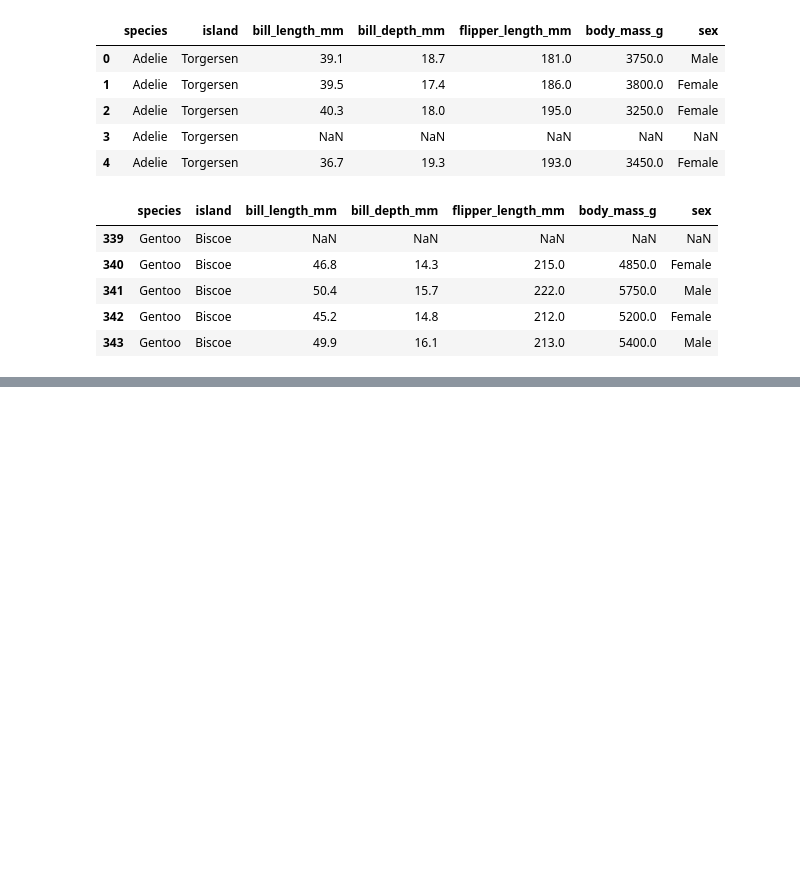
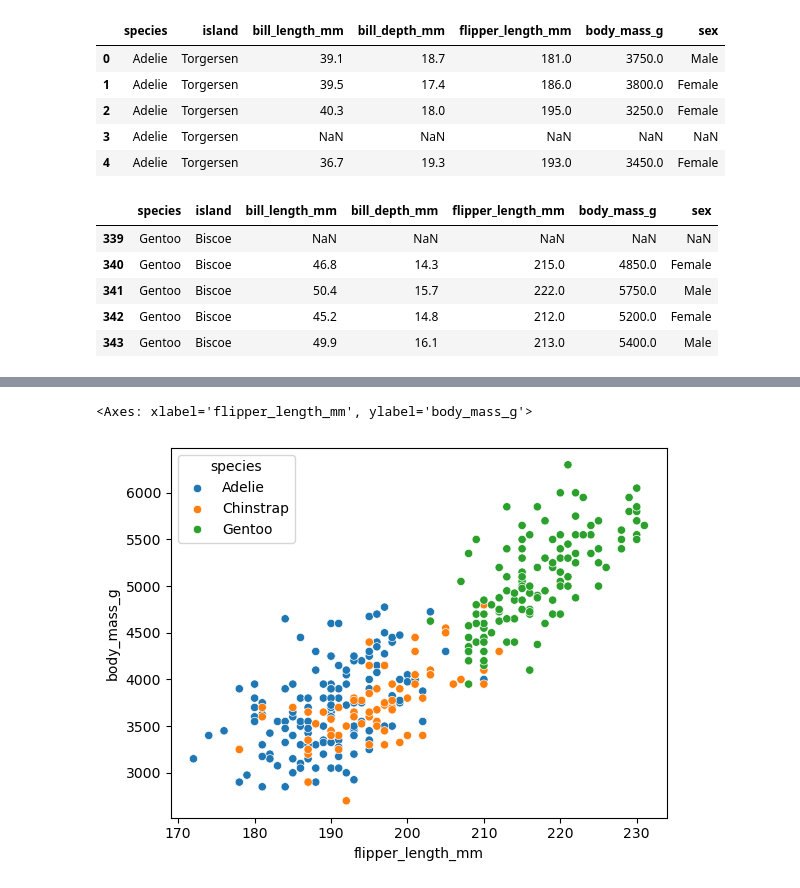
Before and after one commit to sagarnbeedi-analytics/data-analytics-portfolio, a Jupyter notebook: PYTHON/SEABORN_LIBRARY/main.ipynb, the cells around one changed output, grey strips where cells are left out. Cells and saved outputs as stored; diff of their text form; code cells hidden in the pictures; blank space fills up the shorter version.

```diff
--- a/PYTHON/SEABORN_LIBRARY/main.ipynb
+++ b/PYTHON/SEABORN_LIBRARY/main.ipynb
@@ -113,0 +163,10 @@ penguins.tail()
+# %%
+sns.scatterplot(
+                data=penguins,
+                x='flipper_length_mm',
+                y='body_mass_g',
+                hue='species'
+                )
+# %% [output]
+<Axes: xlabel='flipper_length_mm', ylabel='body_mass_g'>
+[figure, added]
```
Also changed, not shown: parts of 10 cells of this notebook.
